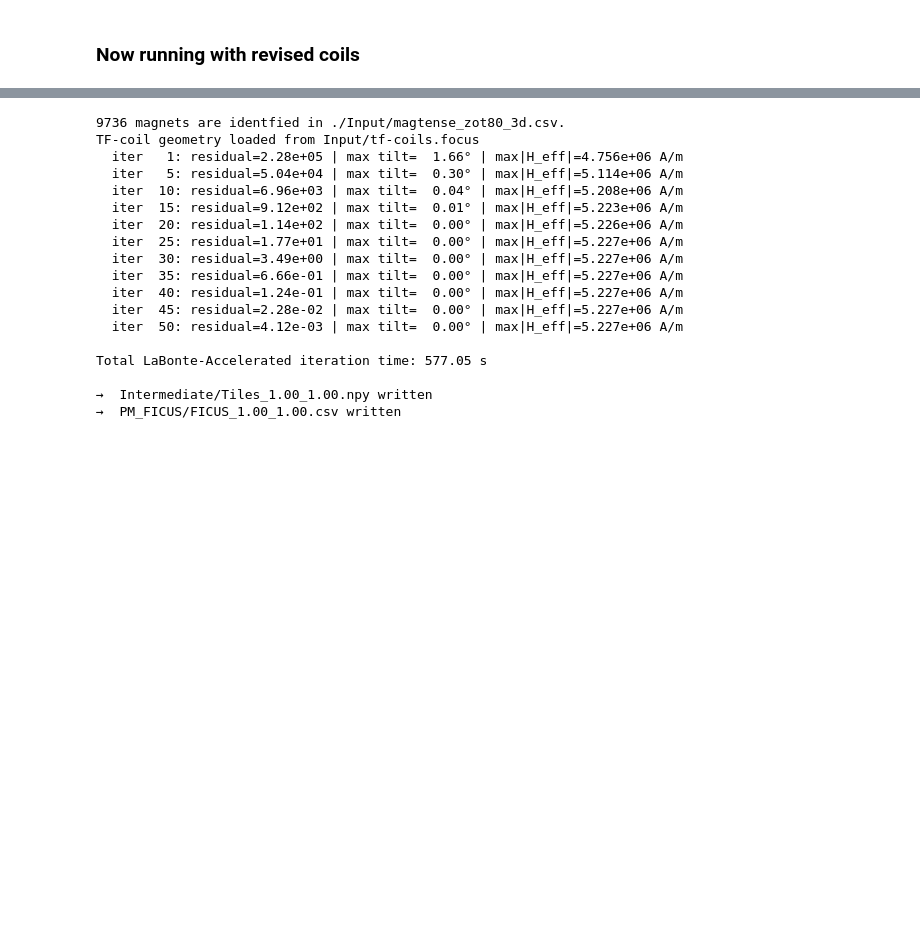
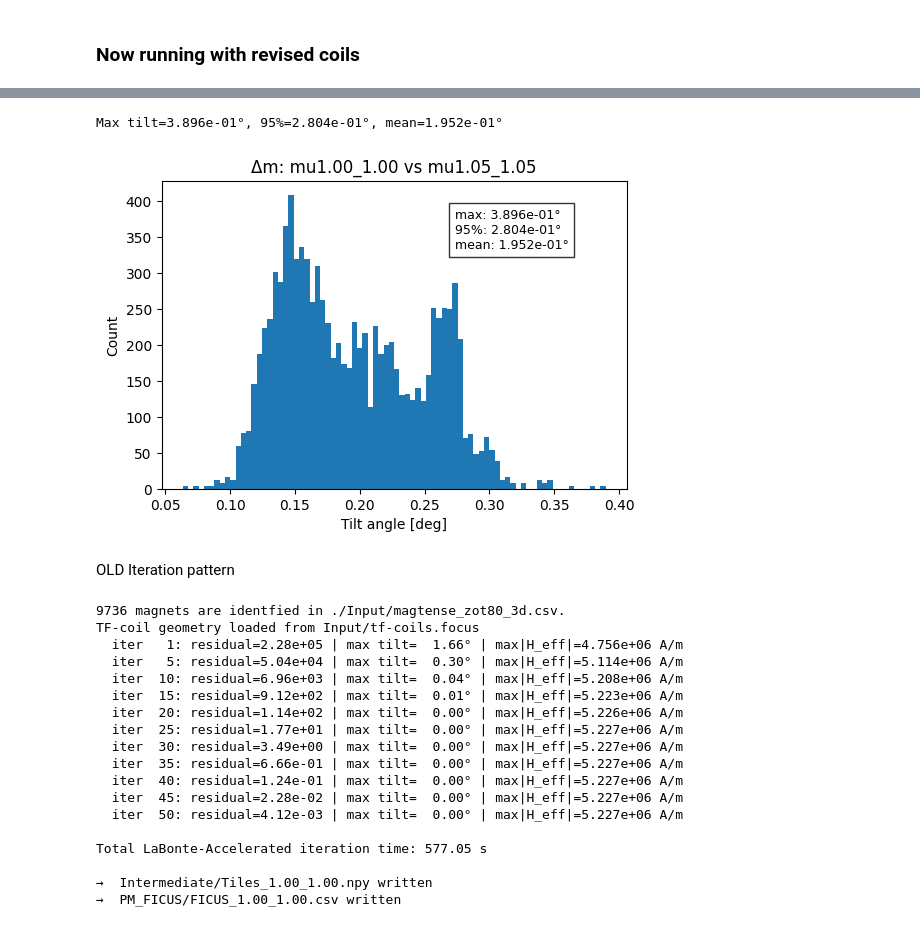
Before and after one commit to armulrich/MUSE, a Jupyter notebook: Attempt_to_Replicate_finite_mu_MUSE.ipynb, the cells around one changed output, grey strips where cells are left out. Cells and saved outputs as stored; diff of their text form; code cells hidden in the pictures; blank space fills up the shorter version.

```diff
--- a/Attempt_to_Replicate_finite_mu_MUSE.ipynb
+++ b/Attempt_to_Replicate_finite_mu_MUSE.ipynb
@@ -496,3 +577,14 @@ Visualizing this we can cleary see that all vectors break from their plasma norm
+# %%
+## V2 Of this since working with revised mgrid_301v2.py ##
+REF_TAG = "mu1.00_1.00" # -> Baseline
+CMP_TAG = "mu1.05_1.05"  # Change this if you want a different mu comparison
+compare_m_vectors(REF_TAG, CMP_TAG)
+plt.show()
+# %% [output]
+Max tilt=3.896e-01°, 95%=2.804e-01°, mean=1.952e-01°
+[figure, added]
+# %% [markdown]
+OLD Iteration pattern
 # %%
 !python mgrid_301v2.py --muea 1.00 --muoa 1.00 --use-coils --coil-file "./Input/tf-coils.focus"
 # %% [output]
```
Also changed, not shown: parts of 10 cells of this notebook, 1 other file.
